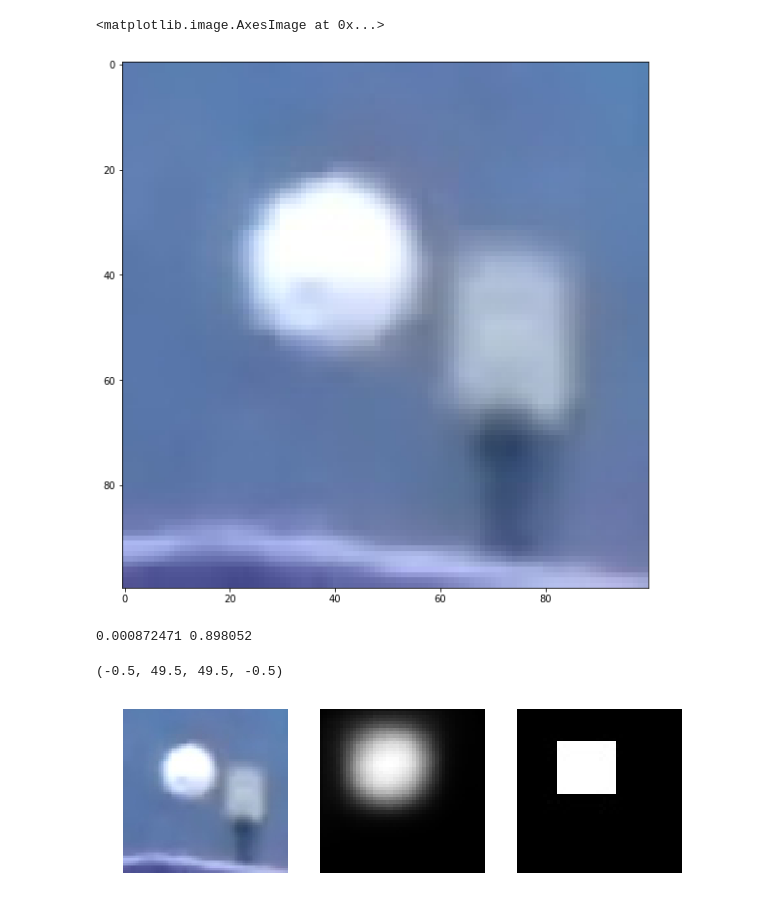
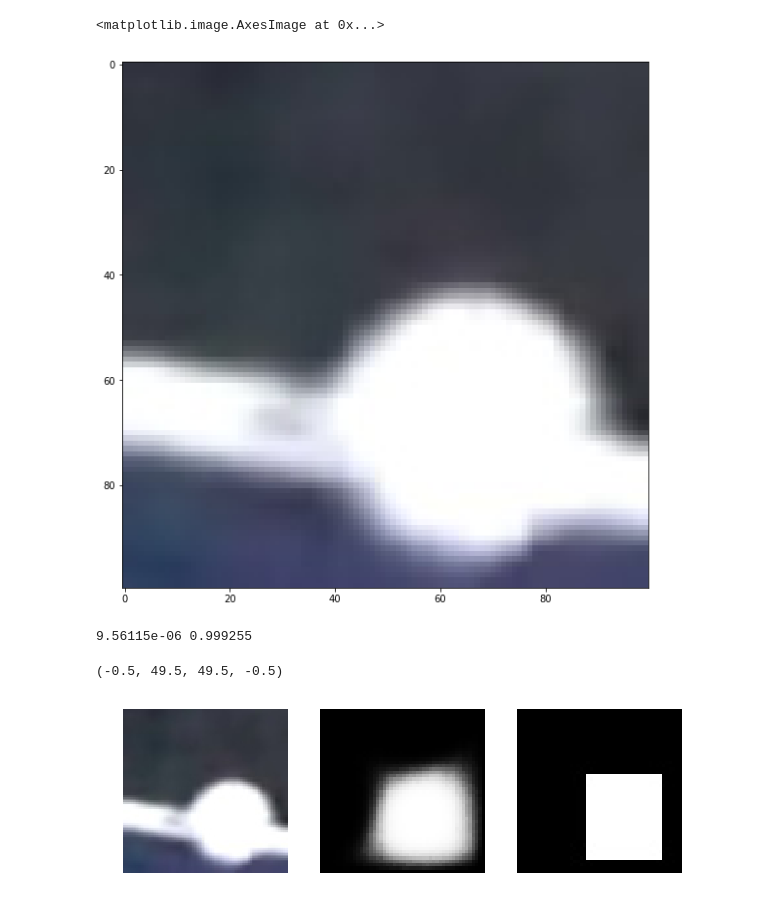
Before and after one commit to BrotherJing/CNN_tabletennis, a Jupyter notebook: struct_output.ipynb, the cells around one changed output. Saved outputs shown, nothing was run; the diff lists cells and outputs as text; code cells hidden in the pictures.

```diff
--- a/struct_output.ipynb
+++ b/struct_output.ipynb
@@ -39,22 +39,22 @@ transformer.set_channel_swap('data', (2,1,0))#RGB to BGR
 # %%
-img_name = '/home/jing/Documents/TableTennis/TableTennis/build/tabletennis_test/0015R027801.jpg'
-prob_name = '/home/jing/Documents/TableTennis/TableTennis/build/tabletennis_test/0015R027801.prob.jpg'
+img_name = '/home/jing/Documents/TableTennis/TableTennis/build/tabletennis_test/0014L027904.jpg'
+prob_name = '/home/jing/Documents/TableTennis/TableTennis/build/tabletennis_test/0014L027904.prob.jpg'
 
 #batch_size = net.blobs['data'].data.shape[0]
 
 image = caffe.io.load_image(img_name)
 plt.imshow(image)
 # %% [output]
 <matplotlib.image.AxesImage at 0x...>
-[figure, old version]
+[figure, new version]
 # %%
 transformed_image = transformer.preprocess('data', image)
 net.blobs['data'].data[0,...] = transformed_image
 
 output = net.forward()
 
-sodlt = output['sodlt'][0]
-sodlt = 1/(1+np.exp(-sodlt[0]))
+sodlt = output['sodlt_norm'][0][0]
+#sodlt = 1/(1+np.exp(-sodlt[0]))
 print np.min(sodlt), np.max(sodlt)
 
 plt.subplot(1, 3, 1)
@@ -67,6 +67,6 @@ plt.subplot(1, 3, 3)
 prob = caffe.io.load_image(prob_name)
 plt.imshow(prob); plt.axis('off')
 # %% [output]
-0.000872471 0.898052
+9.56115e-06 0.999255
 (-0.5, 49.5, 49.5, -0.5)
-[figure, old version]
+[figure, new version]
```
Also changed, not shown: parts of 12 cells of this notebook, 16 other files.
